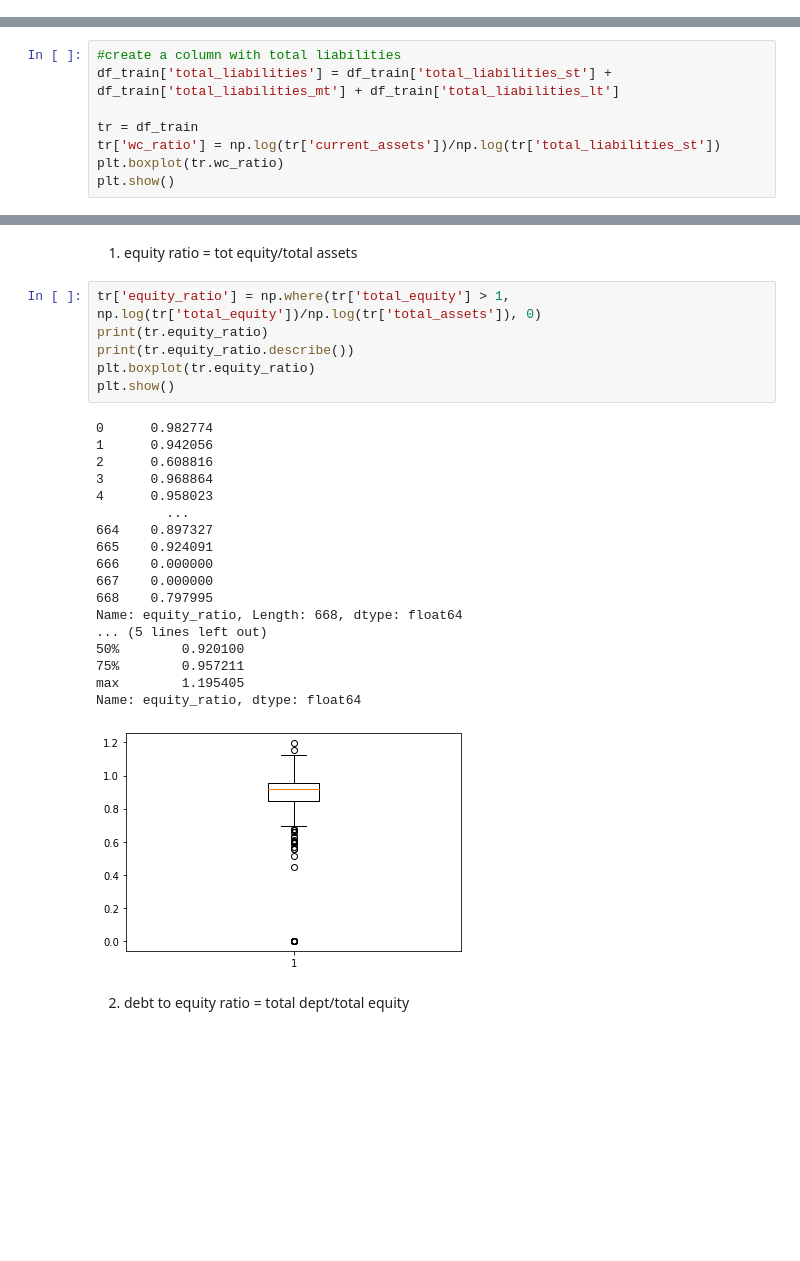
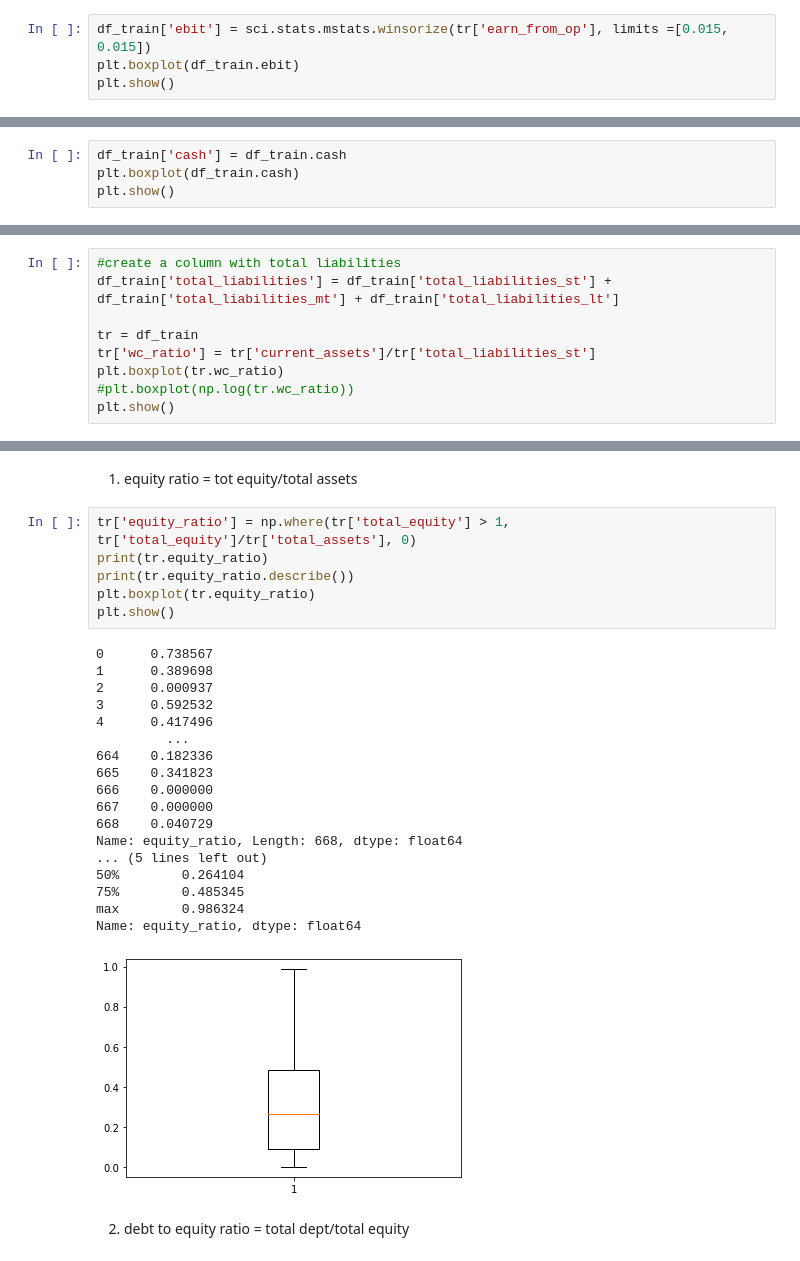
Before and after one commit to danIBK/SE_Risk_Management, a Jupyter notebook: Hello World.ipynb, the cells around one changed output, grey strips where cells are left out. Cells and saved outputs as stored; diff of their text form; blank space fills up the shorter version.

```diff
--- a/Hello World.ipynb
+++ b/Hello World.ipynb
@@ -442,0 +433,4 @@ df_train = df_train.loc[df_train["id"] != 'C_620']
+# %%
+df_train['ebit'] = sci.stats.mstats.winsorize(tr['earn_from_op'], limits =[0.015, 0.015])
+plt.boxplot(df_train.ebit)
+plt.show()
@@ -442,0 +439,4 @@ df_train = df_train.loc[df_train["id"] != 'C_620']
+# %%
+df_train['cash'] = df_train.cash
+plt.boxplot(df_train.cash)
+plt.show()
@@ -492,7 +494,8 @@ We use two liquidity ratios (measure a companies ability to meet its short term
 df_train['total_liabilities'] = df_train['total_liabilities_st'] + df_train['total_liabilities_mt'] + df_train['total_liabilities_lt']
 
 tr = df_train
-tr['wc_ratio'] = np.log(tr['current_assets'])/np.log(tr['total_liabilities_st'])
+tr['wc_ratio'] = tr['current_assets']/tr['total_liabilities_st']
 plt.boxplot(tr.wc_ratio)
+#plt.boxplot(np.log(tr.wc_ratio))
 plt.show()
 # %% [output]
@@ -514,30 +517,30 @@ Next we use two solvency ratio (measure a companies ability to meet its long ter
 # %% [markdown]
 1. equity ratio = tot equity/total assets
 # %%
-tr['equity_ratio'] = np.where(tr['total_equity'] > 1, np.log(tr['total_equity'])/np.log(tr['total_assets']), 0)
+tr['equity_ratio'] = np.where(tr['total_equity'] > 1, tr['total_equity']/tr['total_assets'], 0)
 print(tr.equity_ratio)
 print(tr.equity_ratio.describe())
 plt.boxplot(tr.equity_ratio)
 plt.show()
 # %% [output]
-0      0.982774
-1      0.942056
-2      0.608816
-3      0.968864
-4      0.958023
+0      0.738567
+1      0.389698
+2      0.000937
+3      0.592532
+4      0.417496
          ...
-664    0.897327
-665    0.924091
+664    0.182336
+665    0.341823
 666    0.000000
 667    0.000000
-668    0.797995
+668    0.040729
 Name: equity_ratio, Length: 668, dtype: float64
 ... (5 lines left out)
-50%        0.920100
-75%        0.957211
-max        1.195405
+50%        0.264104
+75%        0.485345
+max        0.986324
 Name: equity_ratio, dtype: float64
-[figure, old version]
+[figure, new version]
 # %% [markdown]
 2. debt to equity ratio = total dept/total equity
 # %%
```
Also changed, not shown: parts of 19 cells of this notebook.
